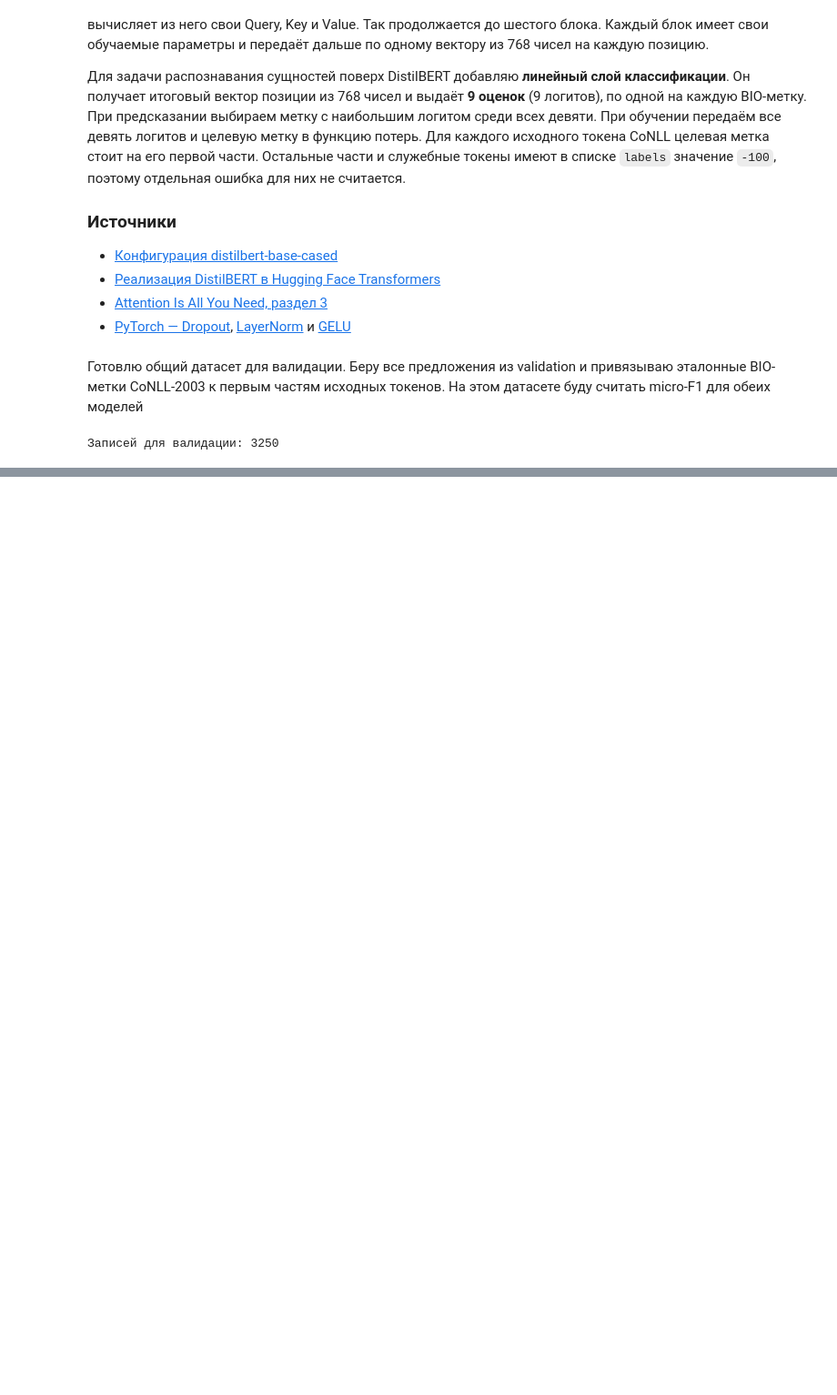
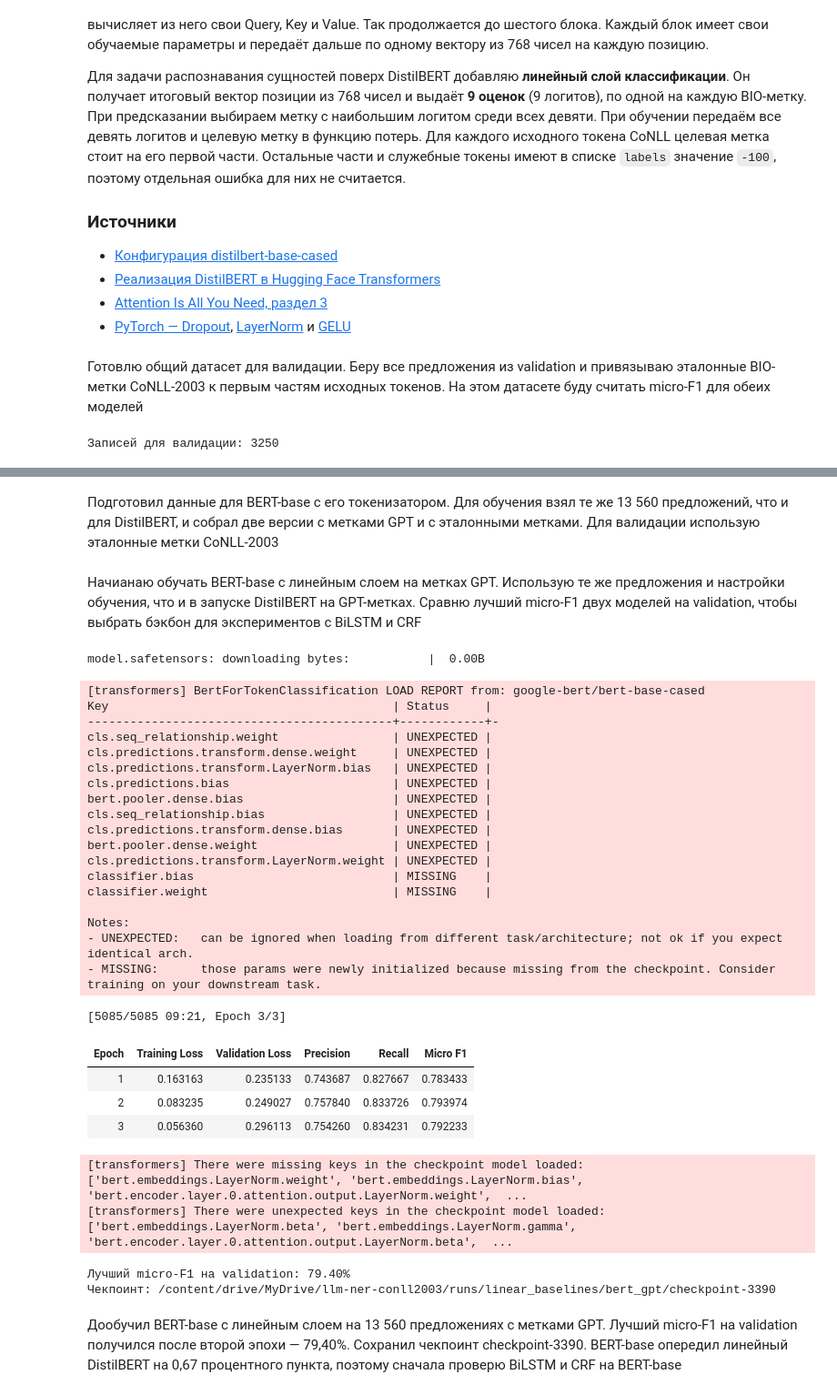
Before and after one commit to Cl1nkk/llm-ner-conll2003, a Jupyter notebook: 2conll.ipynb, the cells around one changed output, grey strips where cells are left out. Shown at 91% size. Cells and saved outputs as stored; diff of their text form; code cells hidden in the pictures; blank space fills up the shorter version.

```diff
--- a/2conll.ipynb
+++ b/2conll.ipynb
@@ -898,0 +1483,67 @@ print("Записей для валидации:", len(validation_dataset))
+# %%
+bert_checkpoint = "google-bert/bert-base-cased"
+bert_tokenizer = AutoTokenizer.from_pretrained(bert_checkpoint, use_fast=True)
+
+bert_gpt_train, bert_gold_train = prepare_train_datasets(
+    full_train_pairs, bert_tokenizer
+)
+
+bert_validation_examples = []
+
+for record in validation:
+    encoded = bert_tokenizer(record["tokens"], is_split_into_words=True)
+    gold_tags = [tag_names[tag_id] for tag_id in record["ner_tags"]]
+
+    bert_validation_examples.append({
+        "input_ids": encoded["input_ids"],
+        "attention_mask": encoded["attention_mask"],
+        "labels": align_bio_labels(encoded.word_ids(), gold_tags),
+    })
+
+bert_validation_dataset = Dataset.from_list(bert_validation_examples)
+# %% [markdown]
+Подготовил данные для BERT-base с его токенизатором. Для обучения взял те же 13 560 предложений, что и для DistilBERT, и собрал две версии с метками GPT и с эталонными метками. Для валидации использую эталонные метки CoNLL-2003
+# %% [markdown]
+Начианаю обучать BERT-base с линейным слоем на метках GPT. Использую те же предложения и настройки обучения, что и в запуске DistilBERT на GPT-метках. Сравню лучший micro-F1 двух моделей на validation, чтобы выбрать бэкбон для экспериментов с BiLSTM и CRF
+# %%
+bert_gpt_f1, bert_gpt_checkpoint = train_linear_baseline(
+    bert_checkpoint,
+    bert_tokenizer,
+    bert_gpt_train,
+    bert_validation_dataset,
+    "bert_gpt",
+)
+
+print(f"Лучший micro-F1 на validation: {bert_gpt_f1:.2%}")
+print("Чекпоинт:", bert_gpt_checkpoint)
+# %% [output]
+model.safetensors: downloading bytes:           |  0.00B
+[transformers] BertForTokenClassification LOAD REPORT from: google-bert/bert-base-cased
+Key                                        | Status     |
+-------------------------------------------+------------+-
+cls.seq_relationship.weight                | UNEXPECTED |
+cls.predictions.transform.dense.weight     | UNEXPECTED |
+cls.predictions.transform.LayerNorm.bias   | UNEXPECTED |
+cls.predictions.bias                       | UNEXPECTED |
+bert.pooler.dense.bias                     | UNEXPECTED |
+cls.seq_relationship.bias                  | UNEXPECTED |
+cls.predictions.transform.dense.bias       | UNEXPECTED |
+bert.pooler.dense.weight                   | UNEXPECTED |
+cls.predictions.transform.LayerNorm.weight | UNEXPECTED |
+classifier.bias                            | MISSING    |
+classifier.weight                          | MISSING    |
+
+Notes:
+- UNEXPECTED:   can be ignored when loading from different task/architecture; not ok if you expect identical arch.
+- MISSING:      those params were newly initialized because missing from the checkpoint. Consider training on your downstream task.
+[5085/5085 09:21, Epoch 3/3]
+| Epoch | Training Loss | Validation Loss | Precision | Recall | Micro F1 |
+| 1 | 0.163163 | 0.235133 | 0.743687 | 0.827667 | 0.783433 |
+| 2 | 0.083235 | 0.249027 | 0.757840 | 0.833726 | 0.793974 |
+| 3 | 0.056360 | 0.296113 | 0.754260 | 0.834231 | 0.792233 |
+[transformers] There were missing keys in the checkpoint model loaded: ['bert.embeddings.LayerNorm.weight', 'bert.embeddings.LayerNorm.bias', 'bert.encoder.layer.0.attention.output.LayerNorm.weight',  ...
+[transformers] There were unexpected keys in the checkpoint model loaded: ['bert.embeddings.LayerNorm.beta', 'bert.embeddings.LayerNorm.gamma', 'bert.encoder.layer.0.attention.output.LayerNorm.beta',  ...
+Лучший micro-F1 на validation: 79.40%
+Чекпоинт: /content/drive/MyDrive/llm-ner-conll2003/runs/linear_baselines/bert_gpt/checkpoint-3390
+# %% [markdown]
+Дообучил BERT-base с линейным слоем на 13 560 предложениях с метками GPT. Лучший micro-F1 на validation получился после второй эпохи — 79,40%. Сохранил чекпоинт checkpoint-3390. BERT-base опередил линейный DistilBERT на 0,67 процентного пункта, поэтому сначала проверю BiLSTM и CRF на BERT-base
```
Also changed, not shown: parts of 27 cells of this notebook.
